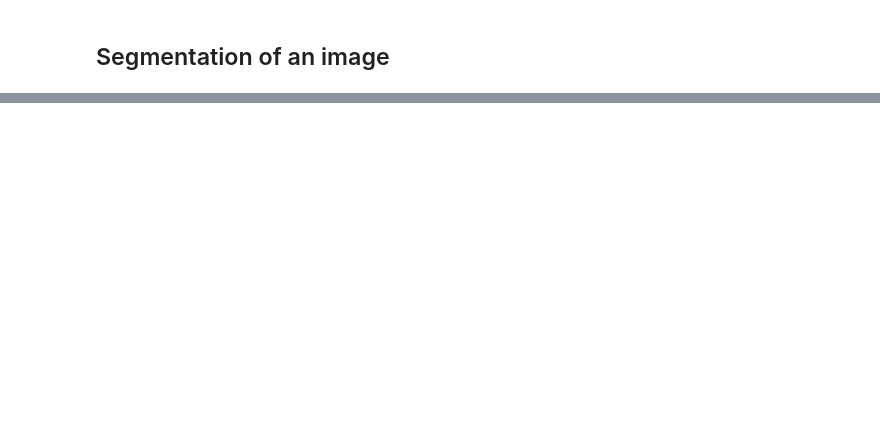
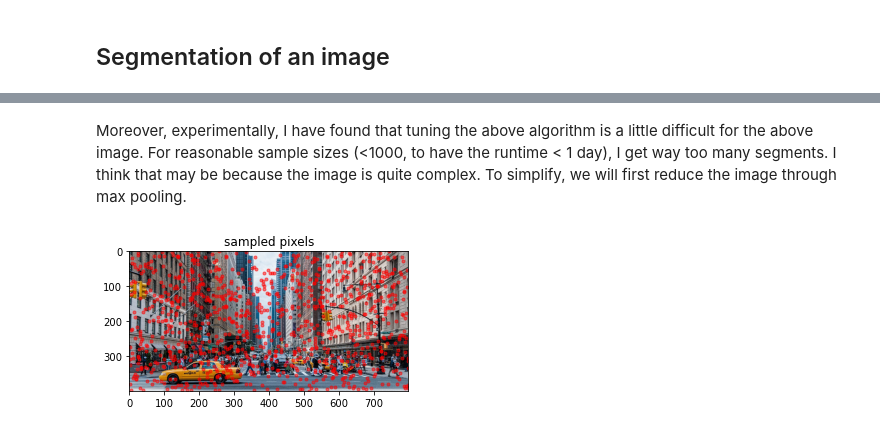
Before and after one commit to ashegde/HighDimDataAnalysisExamples, a Jupyter notebook: HighDimDataAnalysis/ImageSegmentationViaLossyCoding/SegmentationViaRateReduction.ipynb, the cells around one changed output, grey strips where cells are left out. Saved outputs shown, nothing was run; the diff lists cells and outputs as text; code cells hidden in the pictures; blank space fills up the shorter version.

```diff
--- a/HighDimDataAnalysis/ImageSegmentationViaLossyCoding/SegmentationViaRateReduction.ipynb
+++ b/HighDimDataAnalysis/ImageSegmentationViaLossyCoding/SegmentationViaRateReduction.ipynb
@@ -191,0 +240,2 @@ plt.show()
+# %% [markdown]
+Moreover, experimentally, I have found that tuning the above algorithm is a little difficult for the above image. For reasonable sample sizes (<1000, to have the runtime < 1 day), I get way too many segments. I think that may be because the image is quite complex. To simplify, we will first reduce the image through max pooling.
@@ -191,0 +267,13 @@ plt.show()
+# %%
+N = 1000 #number of pixels to be sampled
+#note that if we undersample our image and apply the segmentation algorithm, we get far too many segments.
+row_sample = np.random.randint(0,nrows,N)
+col_sample = np.random.randint(0,ncols,N)
+# %%
+fig, ax = plt.subplots(figsize=(5,5))
+plt.imshow(im)
+plt.scatter(col_sample, row_sample, c='r',marker='.', alpha=0.5)
+plt.title('sampled pixels')
+plt.show()
+# %% [output]
+[figure, added]
```
Also changed, not shown: parts of 25 cells of this notebook, 4 other files.
